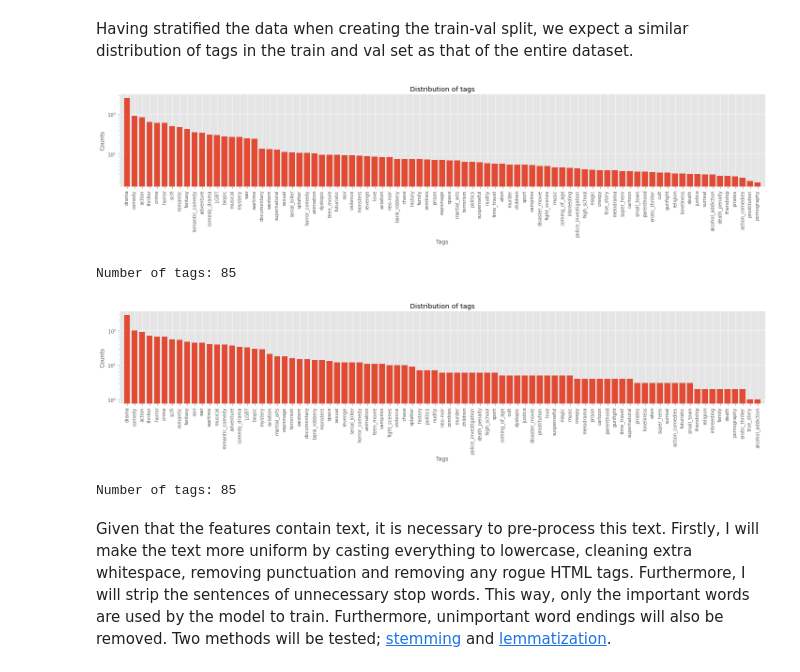
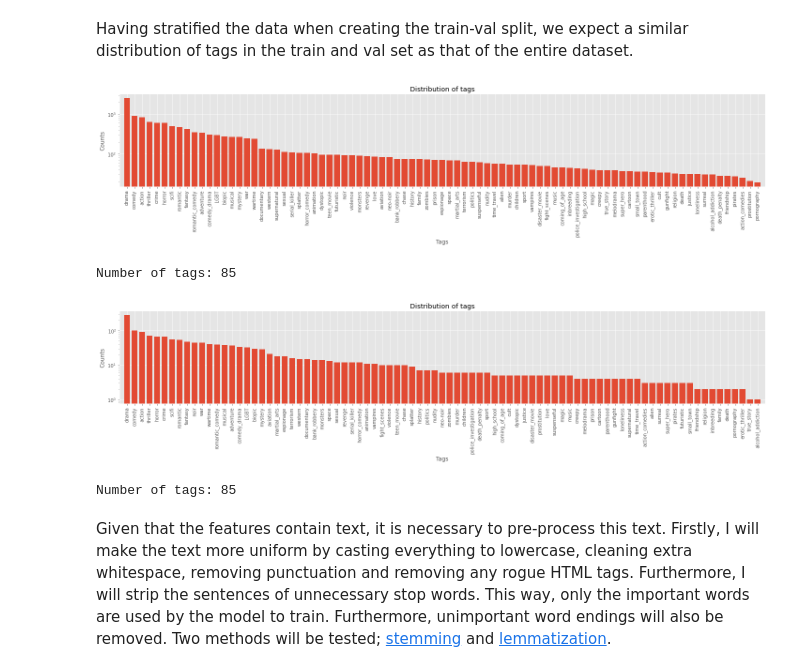
Before and after one commit to sancholp/nlp_movie_project, a Jupyter notebook: movie_project.ipynb, the cells around one changed output. Cells and saved outputs as stored; diff of their text form; code cells hidden in the pictures.

```diff
--- a/movie_project.ipynb
+++ b/movie_project.ipynb
@@ -222,14 +227,14 @@ print(X_val_complete.shape, y_val.shape)
 # %% [markdown]
 Having stratified the data when creating the train-val split, we expect a similar distribution of tags in the train and val set as that of the entire dataset.
 # %%
-train_tags = plot_tag_distribution(mlb.inverse_transform(y_train_complete))
+train_tags = plot_tag_distribution(mlb.inverse_transform(y_train))
 print(f"Number of tags: {train_tags}")
-val_tags = plot_tag_distribution(mlb.inverse_transform(y_val_complete))
+val_tags = plot_tag_distribution(mlb.inverse_transform(y_val))
 print(f"Number of tags: {val_tags}")
 # %% [output]
 [figure]
 Number of tags: 85
-[figure, old version]
+[figure, new version]
 Number of tags: 85
 # %% [markdown]
 Given that the features contain text, it is necessary to pre-process this text. Firstly, I will make the text more uniform by casting everything to lowercase, cleaning extra whitespace, removing punctuation and removing any rogue HTML tags. Furthermore, I will strip the sentences of unnecessary stop words. This way, only the important words are used by the model to train. Furthermore, unimportant word endings will also be removed. Two methods will be tested; [stemming](https://en.wikipedia.org/wiki/Stemming) and [lemmatization](https://en.wikipedia.org/wiki/Lemmatisation).
```
Also changed, not shown: parts of 36 cells of this notebook.
